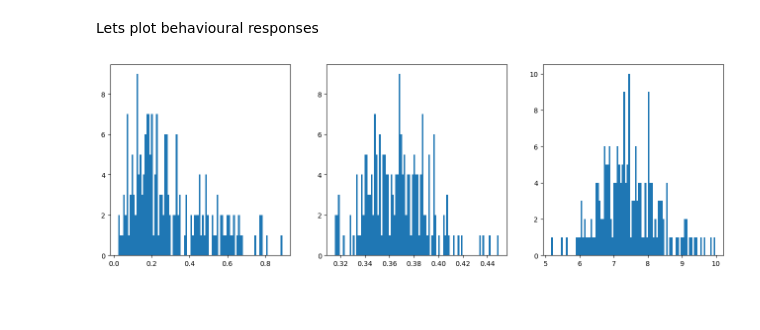
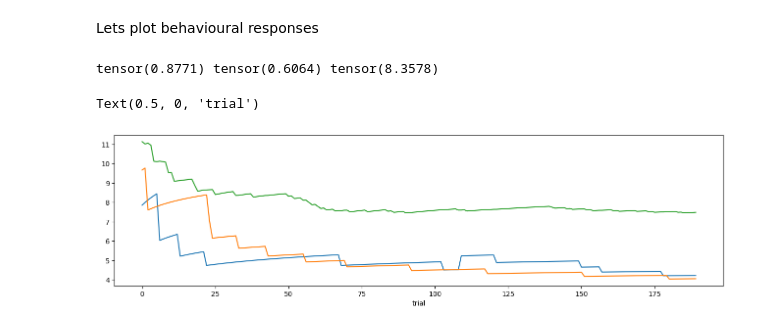
Before and after one commit to dimarkov/pybefit, a Jupyter notebook: examples/agent_development/agent_testing.ipynb, the cells around one changed output. Drawn from its saved outputs; the diff is of its cells as text; code cells hidden in the pictures; blank space fills up the shorter version.

Commit message:
added default example in pyro for model testing

```diff
--- a/examples/agent_development/agent_testing.ipynb
+++ b/examples/agent_development/agent_testing.ipynb
@@ -1,19 +4,28 @@
 # %%
-%load_ext jupyter_black
-%matplotlib inline
 import matplotlib.pyplot as plt
 import seaborn as sns
 
 backend = "pyro"
+platform = "cpu" # "gpu"
 
 if backend == "pyro":
     import torch
 
     tensor = torch
+    if platform == "cpu":
+        torch.set_default_dtype(torch.float32)
+    else:
+        torch.set_default_dtype(torch.cuda)
+
+    torch.manual_seed(111)
 
 else:
     import jax.numpy as jnp
+    import jax.random as jr
+    from numpyro import set_platform
+    set_platform(platform)
 
+    key = jr.PRNGKey(111)
     tensor = jnp
 # %% [markdown]
 A brief tutorial for simulating behaviour in a multi armed bandit task and using simulated response to invert the model and infer model parameters for individual agents/subjects
@@ -94,12 +146,30 @@ prior_predictive_sample = pred()
+# %%
+pred = Predictive(gen_model, num_samples=1)
+if backend == "pyro":
+    prior_predictive_sample = pred()
+else:
+    key, _key = jr.split(key)
+    prior_predictive_sample = pred(_key)
+
+measurments = {
+    "offers": None,
+    "outcomes": prior_predictive_sample["outcomes"][0],
+    "mask": None,
+    "responses": prior_predictive_sample["responses"][0],
+}
+
+ucb_agent.set_parameters(prior_predictive_sample["z"][0])
+true_vals = (ucb_agent.lr, ucb_agent.c, ucb_agent.beta)
 # %% [markdown]
 Lets plot behavioural responses
-# %%
-ucb_agent.set_parameters(prior_predictive_sample["z"][0])
-
-fig, axes = plt.subplots(1, 3, figsize=(16, 5))
-
-axes[0].hist(ucb_agent.lr, bins=100)
-axes[1].hist(ucb_agent.c, bins=100)
-axes[2].hist(ucb_agent.beta, bins=100);
-# %% [output]
-[figure, removed]
+# %%
+plt.figure(figsize=(16, 4))
+s = 0
+print(ucb_agent.lr[s], ucb_agent.c[s], ucb_agent.beta[s])
+logits = prior_predictive_sample["logits"][0][1:, :, s, :].reshape(-1, num_arms)
+plt.plot(logits)
+plt.xlabel("trial")
+# %% [output]
+tensor(0.8771) tensor(0.6064) tensor(8.3578)
+Text(0.5, 0, 'trial')
+[figure, added]
```
Also changed, not shown: parts of 16 cells of this notebook.
